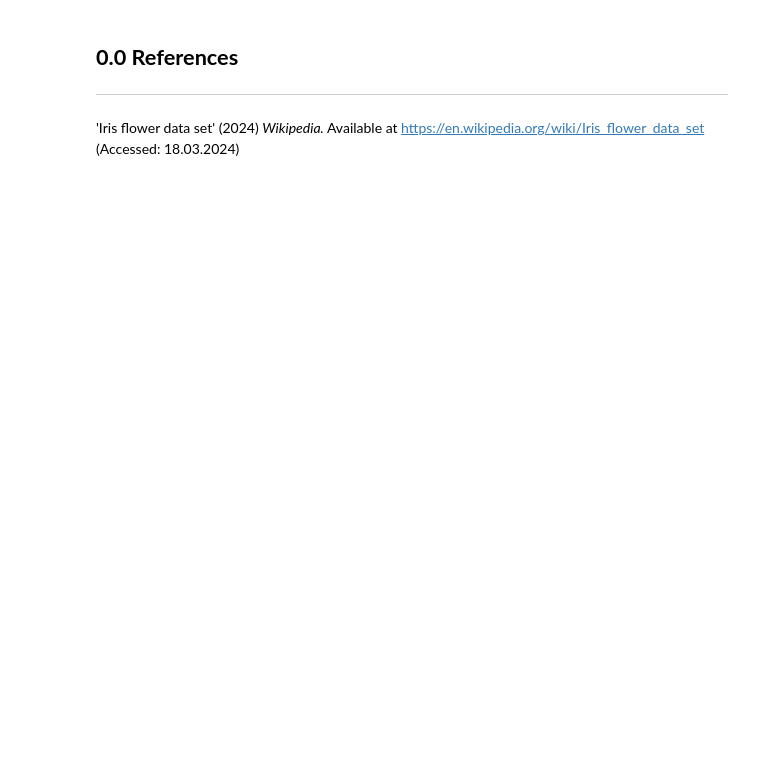
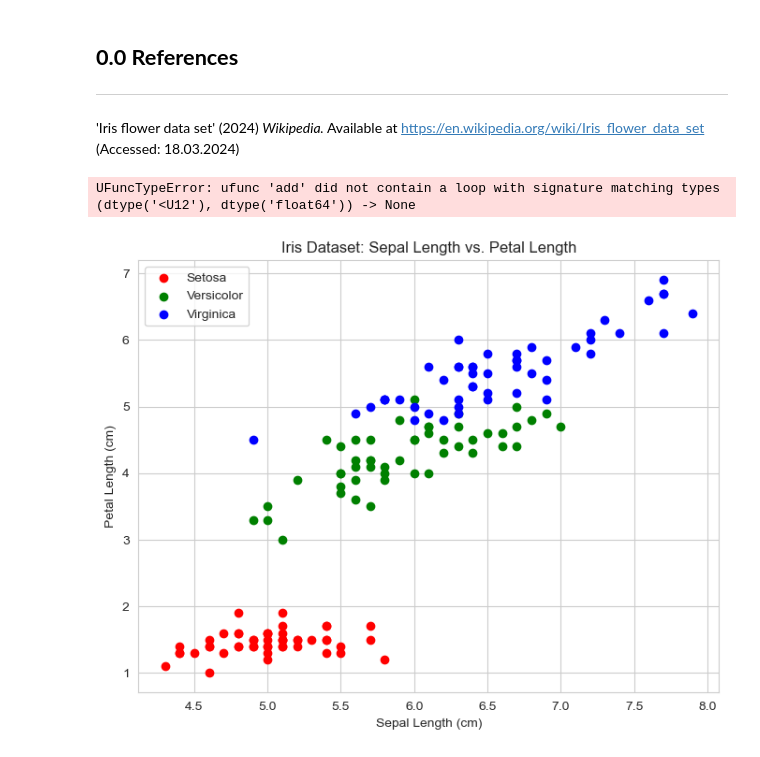
Before and after one commit to Laura6826/pands-project, a Jupyter notebook: Iris.Data.Set.ipynb, the cells around one changed output. Saved outputs shown, nothing was run; the diff lists cells and outputs as text; code cells hidden in the pictures; blank space fills up the shorter version.

```diff
--- a/Iris.Data.Set.ipynb
+++ b/Iris.Data.Set.ipynb
@@ -140,3 +161,35 @@ AttributeError: module 'matplotlib' has no attribute 'colors'
 ## **0.0    References**
 ***
 'Iris flower data set' (2024) *Wikipedia.* Available at https://en.wikipedia.org/wiki/Iris_flower_data_set (Accessed: 18.03.2024)
+# %%
+df = sns.load_dataset('iris')
+
+# Create a scatter plot
+sns.set_style('whitegrid')
+m1, c1 = np.polyfit('petal_length', 'petal_width', 1)
+#ax1.plot(plen, m1 * plen + c1, 'r-', label='Linear fit')
+
+sns.FacetGrid(df, hue='species', height=6).map(plt.scatter, 'sepal_length', 'petal_length').add_legend()
+sns.FacetGrid(df, hue='species', height=6).map(plt, 'petal_length', m1 * 'petal_length' + c1, 'r-', label='Linear fit').add_legend()
+plt.xlabel('Sepal Length (cm)')
+plt.ylabel('Petal Length (cm)')
+plt.title('Iris Dataset: Sepal Length vs. Petal Length')
+plt.show()
+# %% [output]
+UFuncTypeError: ufunc 'add' did not contain a loop with signature matching types (dtype('<U12'), dtype('float64')) -> None
+# %%
+df = pd.read_csv('https://raw.githubusercontent.com/mwaskom/seaborn-data/master/iris.csv')
+
+# Create a scatter plot
+plt.figure(figsize=(8, 6))
+plt.scatter(df[df['species'] == 'setosa']['sepal_length'], df[df['species'] == 'setosa']['petal_length'], label='Setosa', color='r')
+plt.scatter(df[df['species'] == 'versicolor']['sepal_length'], df[df['species'] == 'versicolor']['petal_length'], label='Versicolor', color='g')
+plt.scatter(df[df['species'] == 'virginica']['sepal_length'], df[df['species'] == 'virginica']['petal_length'], label='Virginica', color='b')
+
+plt.xlabel('Sepal Length (cm)')
+plt.ylabel('Petal Length (cm)')
+plt.title('Iris Dataset: Sepal Length vs. Petal Length')
+plt.legend()
+plt.show()
+# %% [output]
+[figure, added]
```
Also changed, not shown: parts of 8 cells of this notebook.
